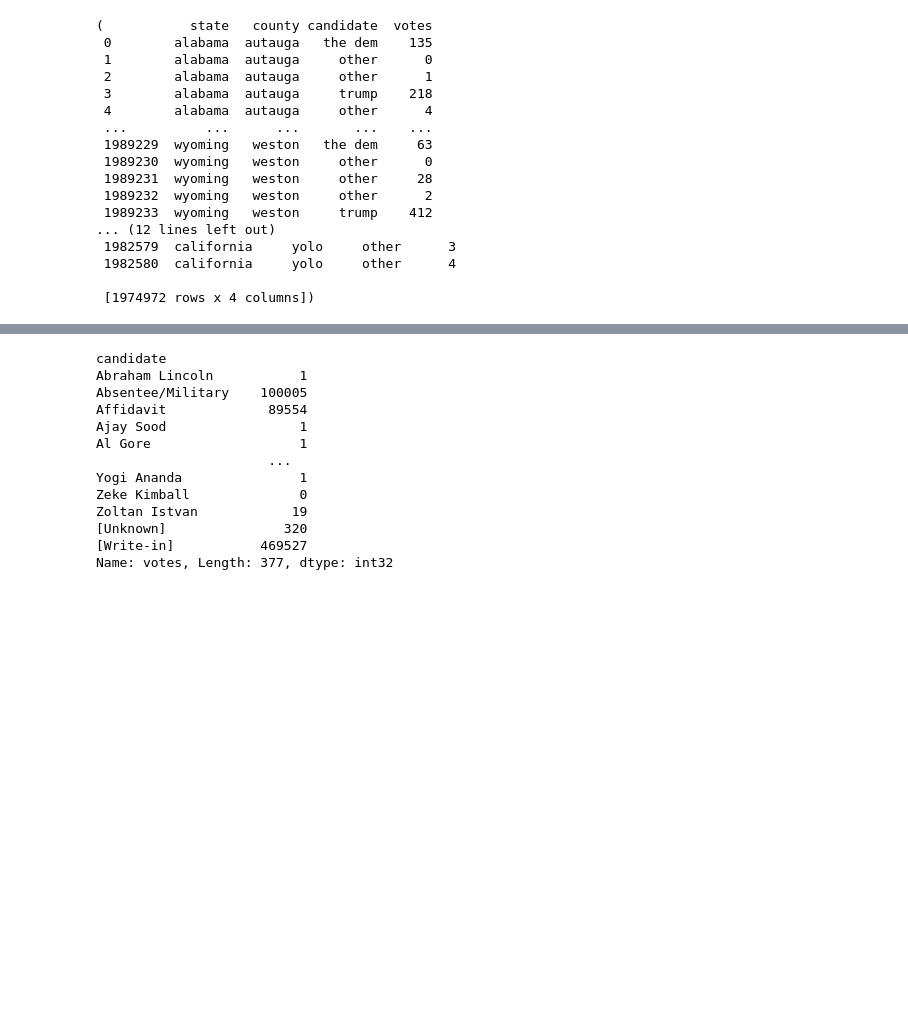
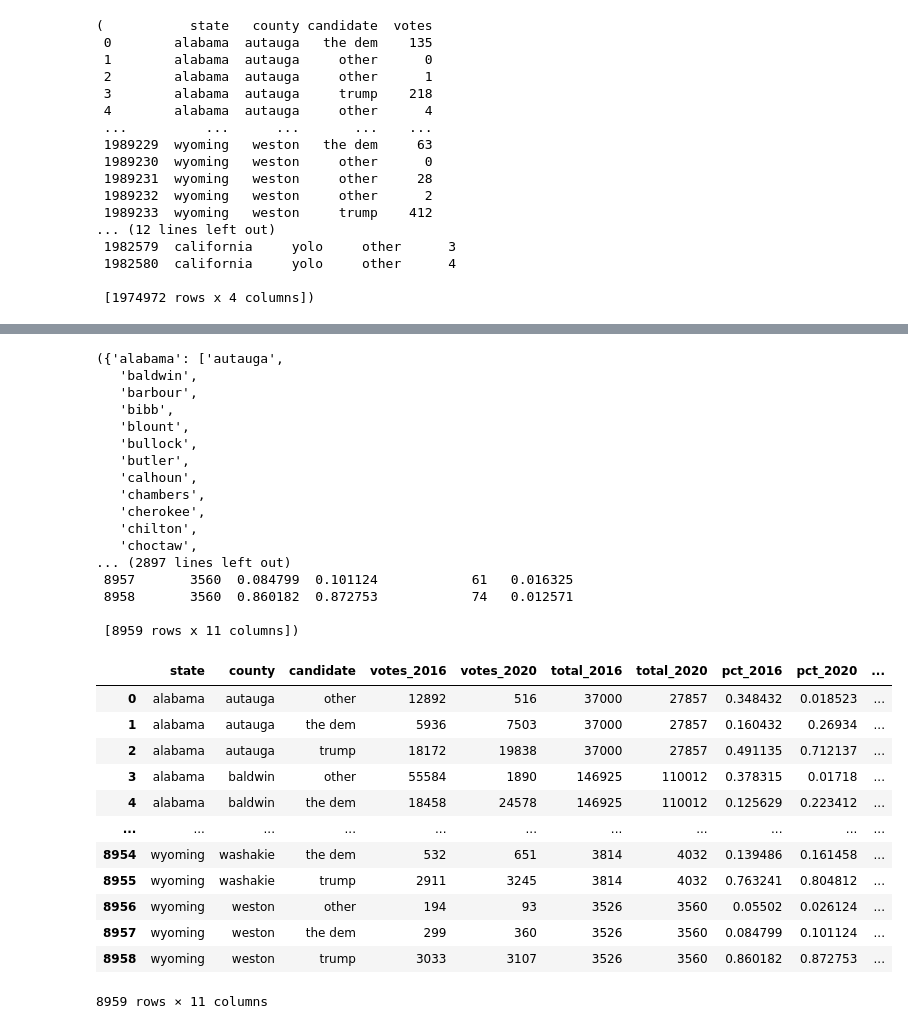
Before and after one commit to rmathena79/democracy, a Jupyter notebook: democracy.ipynb, the cells around one changed output, grey strips where cells are left out. Drawn from its saved outputs; the diff is of its cells as text; code cells hidden in the pictures; blank space fills up the shorter version.

```diff
--- a/democracy.ipynb
+++ b/democracy.ipynb
@@ -202,18 +205,61 @@ votes_2020    int32
 Name: count, dtype: int64
 # %%
-popular_vote = raw_2016_df.groupby("candidate")["votes"].sum()
-popular_vote
+# Build up states and nontrivial counties, adding vote totals columns too
+combo_df["total_2016"] = ""
+combo_df["total_2020"] = ""
+
+for state in combo_df["state"].unique():
+    state_slice = combo_df.loc[combo_df["state"] == state]
+    counties = state_slice["county"].unique()
+    for county in counties:
+        county_slice = state_slice.loc[combo_df["county"] == county]
+        total_2016 = county_slice["votes_2016"].sum()
+        total_2020 = county_slice["votes_2020"].sum()
+
+        combo_df.loc[county_slice.index, "total_2016"] = total_2016
+        combo_df.loc[county_slice.index, "total_2020"] = total_2020
+
+        if (total_2016 > 1000 and total_2020 > 1000):
+            care_counties.append(county)
+
+combo_df
 # %% [output]
-candidate
-Abraham Lincoln           1
-Absentee/Military    100005
-Affidavit             89554
-Ajay Sood                 1
-Al Gore                   1
-                      ...
-Yogi Ananda               1
-Zeke Kimball              0
-Zoltan Istvan            19
-[Unknown]               320
-[Write-in]           469527
-Name: votes, Length: 377, dtype: int32
+({'alabama': ['autauga',
+   'baldwin',
+   'barbour',
+   'bibb',
+   'blount',
+   'bullock',
+   'butler',
+   'calhoun',
+   'chambers',
+   'cherokee',
+   'chilton',
+   'choctaw',
+... (2897 lines left out)
+ 8957       3560  0.084799  0.101124            61   0.016325
+ 8958       3560  0.860182  0.872753            74   0.012571
+
+ [8959 rows x 11 columns])
+# %%
+# Add the columns showing percentages and changes from 2016-2020
+combo_df["pct_2016"] = combo_df["votes_2016"] / combo_df["total_2016"]
+combo_df["pct_2020"] = combo_df["votes_2020"] / combo_df["total_2020"]
+combo_df["votes_change"] = combo_df["votes_2020"] - combo_df["votes_2016"]
+combo_df["pct_change"] = combo_df["pct_2020"] - combo_df["pct_2016"]
+
+combo_df
+# %% [output]
+|  | state | county | candidate | votes_2016 | votes_2020 | total_2016 | total_2020 | pct_2016 | pct_2020 | ... |
+| 0 | alabama | autauga | other | 12892 | 516 | 37000 | 27857 | 0.348432 | 0.018523 | ... |
+| 1 | alabama | autauga | the dem | 5936 | 7503 | 37000 | 27857 | 0.160432 | 0.26934 | ... |
+| 2 | alabama | autauga | trump | 18172 | 19838 | 37000 | 27857 | 0.491135 | 0.712137 | ... |
+| 3 | alabama | baldwin | other | 55584 | 1890 | 146925 | 110012 | 0.378315 | 0.01718 | ... |
+| 4 | alabama | baldwin | the dem | 18458 | 24578 | 146925 | 110012 | 0.125629 | 0.223412 | ... |
+| ... | ... | ... | ... | ... | ... | ... | ... | ... | ... | ... |
+| 8954 | wyoming | washakie | the dem | 532 | 651 | 3814 | 4032 | 0.139486 | 0.161458 | ... |
+| 8955 | wyoming | washakie | trump | 2911 | 3245 | 3814 | 4032 | 0.763241 | 0.804812 | ... |
+| 8956 | wyoming | weston | other | 194 | 93 | 3526 | 3560 | 0.05502 | 0.026124 | ... |
+| 8957 | wyoming | weston | the dem | 299 | 360 | 3526 | 3560 | 0.084799 | 0.101124 | ... |
+| 8958 | wyoming | weston | trump | 3033 | 3107 | 3526 | 3560 | 0.860182 | 0.872753 | ... |
+8959 rows × 11 columns
```
Also changed, not shown: parts of 3 cells of this notebook, 2 other files.
